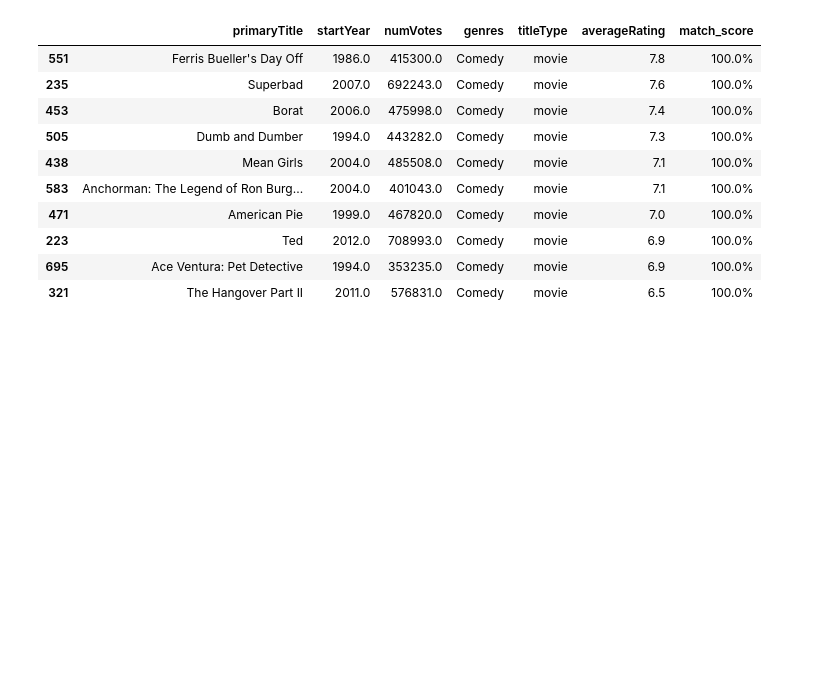
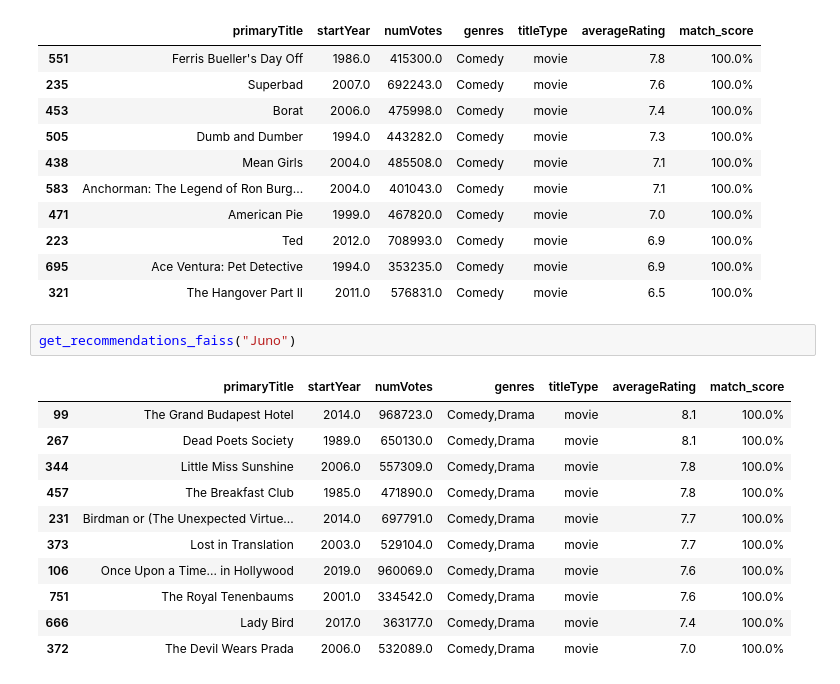
Before and after one commit to lewinskie254/movie-recommender, a Jupyter notebook: movie_dataset.ipynb, the cells around one changed output. Saved outputs shown, nothing was run; the diff lists cells and outputs as text; blank space fills up the shorter version.

```diff
--- a/movie_dataset.ipynb
+++ b/movie_dataset.ipynb
@@ -587,3 +610,17 @@ get_recommendations_faiss("The Hangover")
 | 223 | Ted | 2012.0 | 708993.0 | Comedy | movie | 6.9 | 100.0% |
 | 695 | Ace Ventura: Pet Detective | 1994.0 | 353235.0 | Comedy | movie | 6.9 | 100.0% |
 | 321 | The Hangover Part II | 2011.0 | 576831.0 | Comedy | movie | 6.5 | 100.0% |
+# %%
+get_recommendations_faiss("Juno")
+# %% [output]
+|  | primaryTitle | startYear | numVotes | genres | titleType | averageRating | match_score |
+| 99 | The Grand Budapest Hotel | 2014.0 | 968723.0 | Comedy,Drama | movie | 8.1 | 100.0% |
+| 267 | Dead Poets Society | 1989.0 | 650130.0 | Comedy,Drama | movie | 8.1 | 100.0% |
+| 344 | Little Miss Sunshine | 2006.0 | 557309.0 | Comedy,Drama | movie | 7.8 | 100.0% |
+| 457 | The Breakfast Club | 1985.0 | 471890.0 | Comedy,Drama | movie | 7.8 | 100.0% |
+| 231 | Birdman or (The Unexpected Virtue... | 2014.0 | 697791.0 | Comedy,Drama | movie | 7.7 | 100.0% |
+| 373 | Lost in Translation | 2003.0 | 529104.0 | Comedy,Drama | movie | 7.7 | 100.0% |
+| 106 | Once Upon a Time... in Hollywood | 2019.0 | 960069.0 | Comedy,Drama | movie | 7.6 | 100.0% |
+| 751 | The Royal Tenenbaums | 2001.0 | 334542.0 | Comedy,Drama | movie | 7.6 | 100.0% |
+| 666 | Lady Bird | 2017.0 | 363177.0 | Comedy,Drama | movie | 7.4 | 100.0% |
+| 372 | The Devil Wears Prada | 2006.0 | 532089.0 | Comedy,Drama | movie | 7.0 | 100.0% |
```
Also changed, not shown: parts of 8 cells of this notebook.
